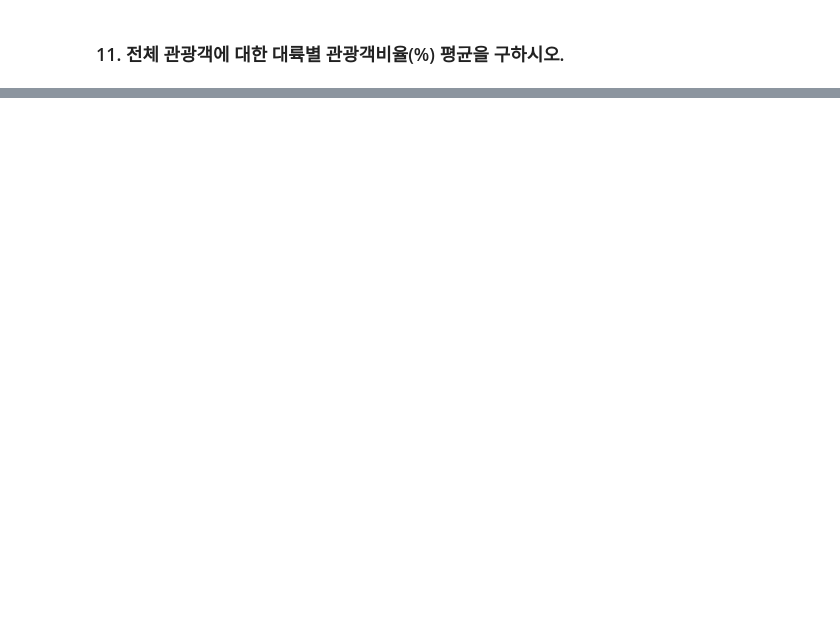
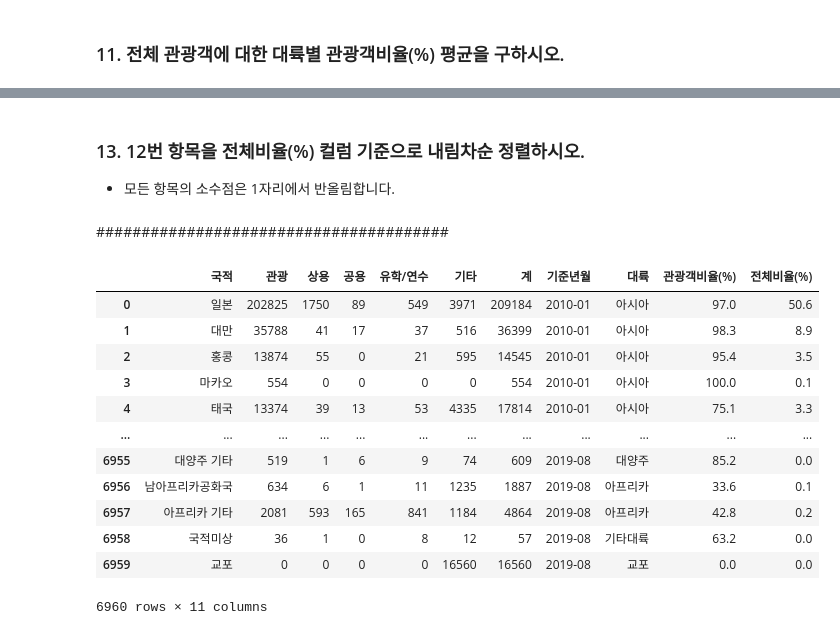
Before and after one commit to dch9610/pyspark_Test, a Jupyter notebook: Test_Day4.ipynb, the cells around one changed output, grey strips where cells are left out. Saved outputs shown, nothing was run; the diff lists cells and outputs as text; code cells hidden in the pictures; blank space fills up the shorter version.

```diff
--- a/Test_Day4.ipynb
+++ b/Test_Day4.ipynb
@@ -211,0 +81,3 @@ See the caveats in the documentation: https://pandas.pydata.org/pandas-docs/stab
+# %% [markdown]
+### 13. 12번 항목을 전체비율(%) 컬럼 기준으로 내림차순 정렬하시오.
+- 모든 항목의 소수점은 1자리에서 반올림합니다.
@@ -211,0 +86,59 @@ See the caveats in the documentation: https://pandas.pydata.org/pandas-docs/stab
+# %% [markdown]
+#######################################
+# %%
+def create_kto_data(yy, mm):
+    #1. 불러올 Excel 파일 경로를 지정해주기
+    file_path = './files3/kto_{}{}.xlsx'.format(yy, mm)
+
+    # 2. Excel 파일 불러오기
+    df = pd.read_excel(file_path, header=1, skipfooter=4, usecols='A:G')
+
+    # 3. "기준년월" 컬럼 추가하기
+    df['기준년월'] = '{}-{}'.format(yy, mm)
+
+    # 4. "국적" 컬럼에서 대륙 제거하고 국가만 남기기
+    ignore_list = ['아시아주', '미주', '구주', '대양주', '아프리카주', '기타대륙', '교포소계']    # 제거할 대륙명 선정하기
+    condition = (df['국적'].isin(ignore_list) == False)    # 대륙 미포함 조건
+    df_country = df[condition].reset_index(drop=True)
+
+    # 5. "대륙" 컬럼 추가하기
+    continents = ['아시아']*25 + ['아메리카']*5 + ['유럽']*23 + ['대양주']*3 + ['아프리카']*2 + ['기타대륙'] + ['교포']    # 대륙 컬럼 생성을 위한 목록 만들어 놓기
+    df_country['대륙'] = continents
+
+    # 6. 국가별 "관광객비율(%)" 컬럼 추가하기
+    df_country['관광객비율(%)'] = round(df_country.관광 / df_country.계 * 100, 1)
+
+    # 7. "전체비율(%)" 컬럼 추가하기
+    tourist_sum = sum(df_country['관광'])
+    df_country['전체비율(%)'] = round(df_country['관광'] / tourist_sum * 100, 1)
+
+    # 8. 결과 출력하기
+    return(df_country)
+# %%
+# 여러개 csv 파일 저장
+df = pd.DataFrame()
+for yy in range(2010, 2020):
+    if (yy == 2019):
+        for mm in range(1,9):
+            temp = create_kto_data(str(yy), str(mm).zfill(2))
+            df = df.append(temp, ignore_index=True)
+    else:
+        for mm in range(1, 13):
+            temp = create_kto_data(str(yy), str(mm).zfill(2))
+            df = df.append(temp, ignore_index=True)
+
+df
+# %% [output]
+|  | 국적 | 관광 | 상용 | 공용 | 유학/연수 | 기타 | 계 | 기준년월 | 대륙 | 관광객비율(%) | 전체비율(%) |
+| 0 | 일본 | 202825 | 1750 | 89 | 549 | 3971 | 209184 | 2010-01 | 아시아 | 97.0 | 50.6 |
+| 1 | 대만 | 35788 | 41 | 17 | 37 | 516 | 36399 | 2010-01 | 아시아 | 98.3 | 8.9 |
+| 2 | 홍콩 | 13874 | 55 | 0 | 21 | 595 | 14545 | 2010-01 | 아시아 | 95.4 | 3.5 |
+| 3 | 마카오 | 554 | 0 | 0 | 0 | 0 | 554 | 2010-01 | 아시아 | 100.0 | 0.1 |
+| 4 | 태국 | 13374 | 39 | 13 | 53 | 4335 | 17814 | 2010-01 | 아시아 | 75.1 | 3.3 |
+| ... | ... | ... | ... | ... | ... | ... | ... | ... | ... | ... | ... |
+| 6955 | 대양주 기타 | 519 | 1 | 6 | 9 | 74 | 609 | 2019-08 | 대양주 | 85.2 | 0.0 |
+| 6956 | 남아프리카공화국 | 634 | 6 | 1 | 11 | 1235 | 1887 | 2019-08 | 아프리카 | 33.6 | 0.1 |
+| 6957 | 아프리카 기타 | 2081 | 593 | 165 | 841 | 1184 | 4864 | 2019-08 | 아프리카 | 42.8 | 0.2 |
+| 6958 | 국적미상 | 36 | 1 | 0 | 8 | 12 | 57 | 2019-08 | 기타대륙 | 63.2 | 0.0 |
+| 6959 | 교포 | 0 | 0 | 0 | 0 | 16560 | 16560 | 2019-08 | 교포 | 0.0 | 0.0 |
+6960 rows × 11 columns
```
Also changed, not shown: parts of 24 cells of this notebook, 11 other files.
